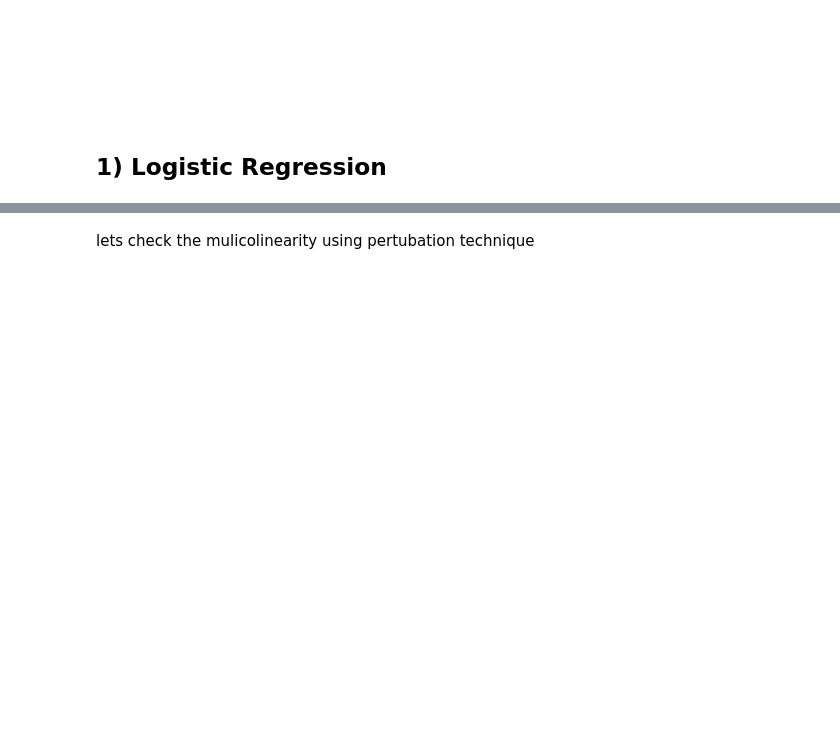
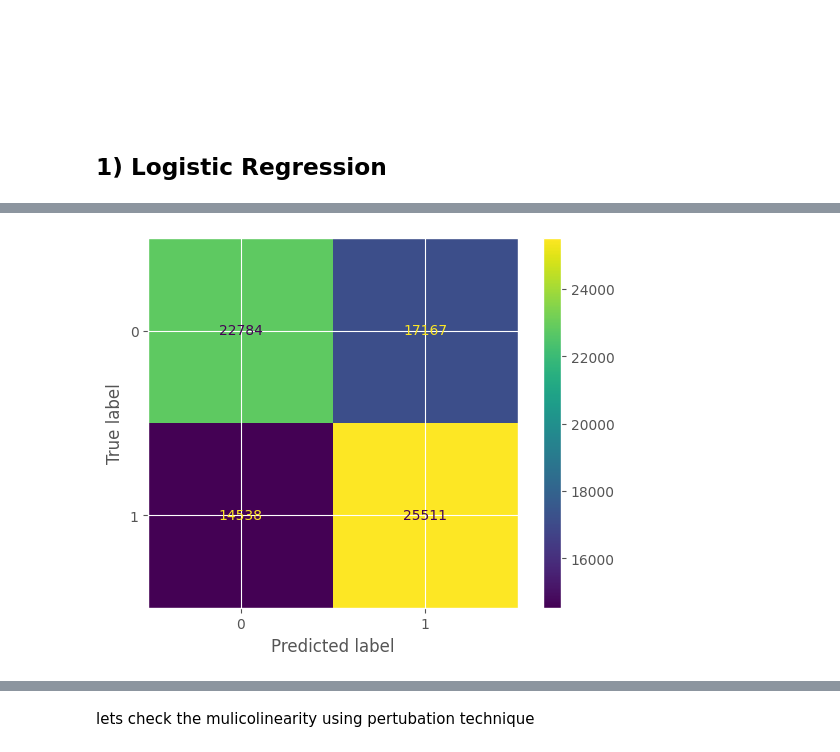
Before and after one commit to prasadPattuvamVeedu/microsoft_fraud_detection, a Jupyter notebook: microsofr_fraud_detection.ipynb, the cells around one changed output, grey strips where cells are left out. Cells and saved outputs as stored; diff of their text form; code cells hidden in the pictures; blank space fills up the shorter version.

```diff
--- a/microsofr_fraud_detection.ipynb
+++ b/microsofr_fraud_detection.ipynb
@@ -1859,0 +1960,4 @@ analyze_dataframe=make_dataframe(weight_2,weight_1, x_train)
+# %%
+plot_confusion_matrix(y_test,y_pred)
+# %% [output]
+[figure, added]
```
Also changed, not shown: parts of 91 cells of this notebook.
